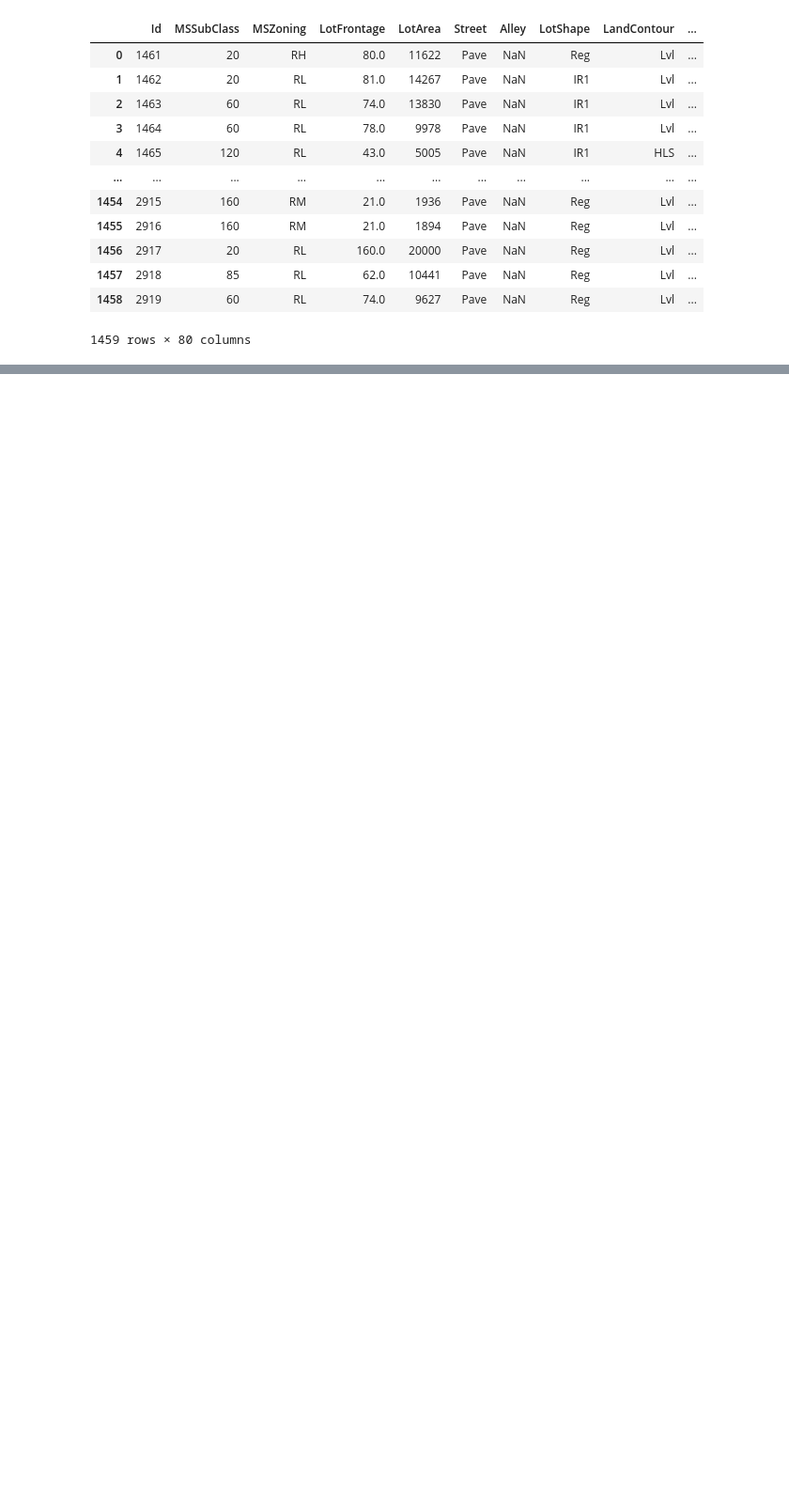
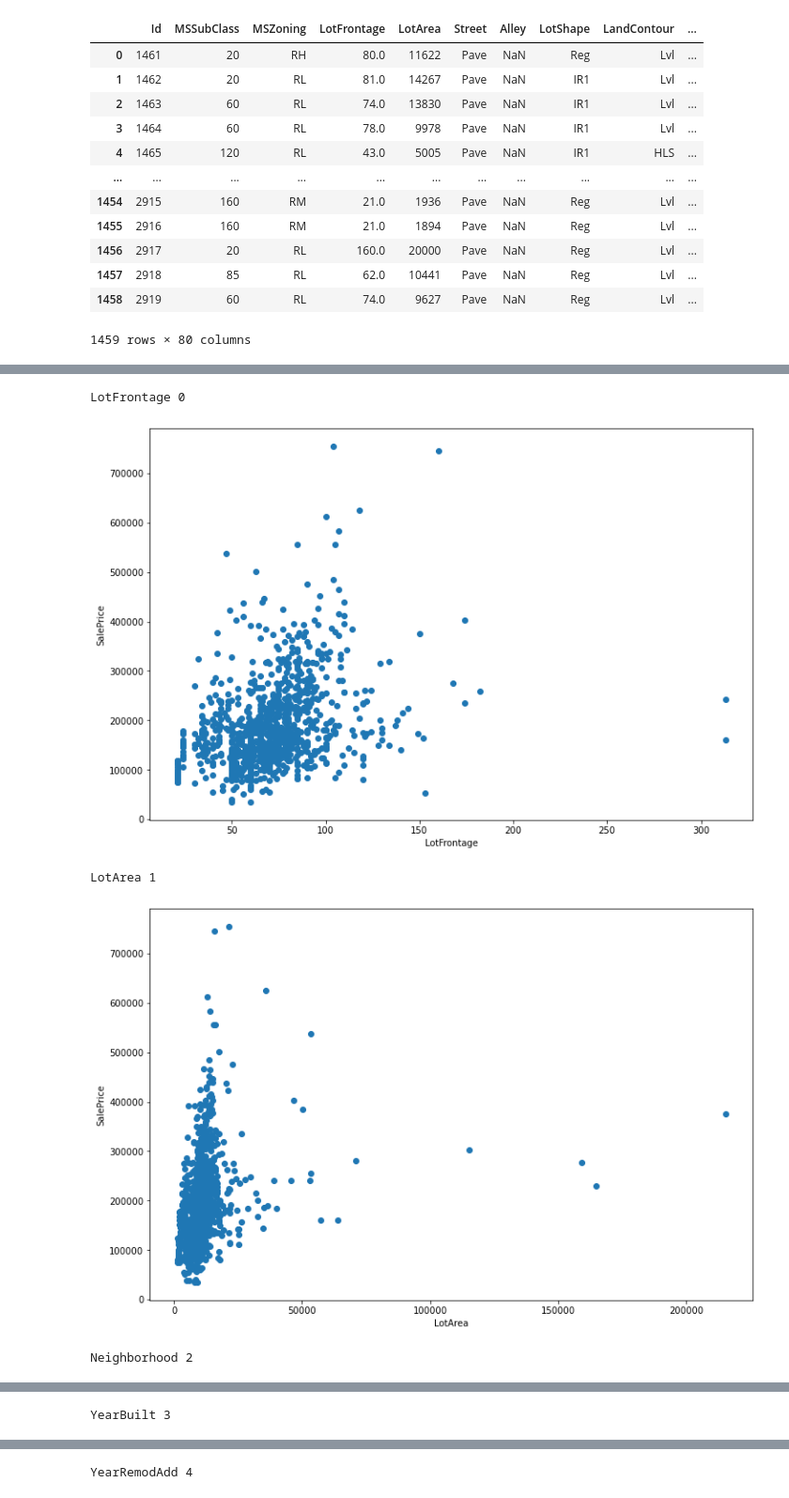
Before and after one commit to alessandro-rubin/house-prices, a Jupyter notebook: house-prices.ipynb, the cells around one changed output, grey strips where cells are left out. Shown at 94% size. Drawn from its saved outputs; the diff is of its cells as text; code cells hidden in the pictures; blank space fills up the shorter version.

```diff
--- a/house-prices.ipynb
+++ b/house-prices.ipynb
@@ -39,0 +118,19 @@ test
+# %%
+cat_features=[ 'MSSubClass', 'MSZoning', 'LotFrontage', 'LotArea', 'Street',
+       'Alley', 'LotShape', 'LandContour', 'Utilities', 'LotConfig',
+       'LandSlope', 'Neighborhood', 'Condition1', 'Condition2', 'BldgType',
+       'HouseStyle', 'OverallQual', 'OverallCond', 'YearBuilt', 'YearRemodAdd',
+       'RoofStyle', 'RoofMatl', 'Exterior1st', 'Exterior2nd', 'MasVnrType',
+       'MasVnrArea', 'ExterQual', 'ExterCond', 'Foundation', 'BsmtQual',
+       'BsmtCond', 'BsmtExposure', 'BsmtFinType1', 'BsmtFinSF1',
+       'BsmtFinType2', 'BsmtFinSF2', 'BsmtUnfSF', 'TotalBsmtSF', 'Heating',
+       'HeatingQC', 'CentralAir', 'Electrical', '1stFlrSF', '2ndFlrSF',
+       'LowQualFinSF', 'GrLivArea', 'BsmtFullBath', 'BsmtHalfBath', 'FullBath',
+       'HalfBath', 'BedroomAbvGr', 'KitchenAbvGr', 'KitchenQual',
+       'TotRmsAbvGrd', 'Functional', 'Fireplaces', 'FireplaceQu', 'GarageType',
+       'GarageYrBlt', 'GarageFinish', 'GarageCars', 'GarageArea', 'GarageQual',
+       'GarageCond', 'PavedDrive', 'WoodDeckSF', 'OpenPorchSF',
+       'EnclosedPorch', '3SsnPorch', 'ScreenPorch', 'PoolArea', 'PoolQC',
+       'Fence', 'MiscFeature', 'MiscVal', 'MoSold', 'YrSold', 'SaleType',
+       'SaleCondition']
+numeric_features=[]
@@ -39,0 +155,18 @@ test
+# %%
+i=0
+for f in cat_features:
+    grouped=train.groupby(f)
+    if len(grouped.groups)>=20:
+        print(f,i)
+        i+=1
+        fig=plt.figure(figsize=(12,8))
+        plt.scatter(train[f],train[label])
+        plt.xlabel(f)
+        plt.ylabel(label)
+        plt.show()
+# %% [output]
+LotFrontage 0
+[figure, added]
+LotArea 1
+[figure, added]
+Neighborhood 2
@@ -39,0 +174 @@ test
+YearBuilt 3
@@ -39,0 +176 @@ test
+YearRemodAdd 4
```
Also changed, not shown: parts of 23 cells of this notebook.
